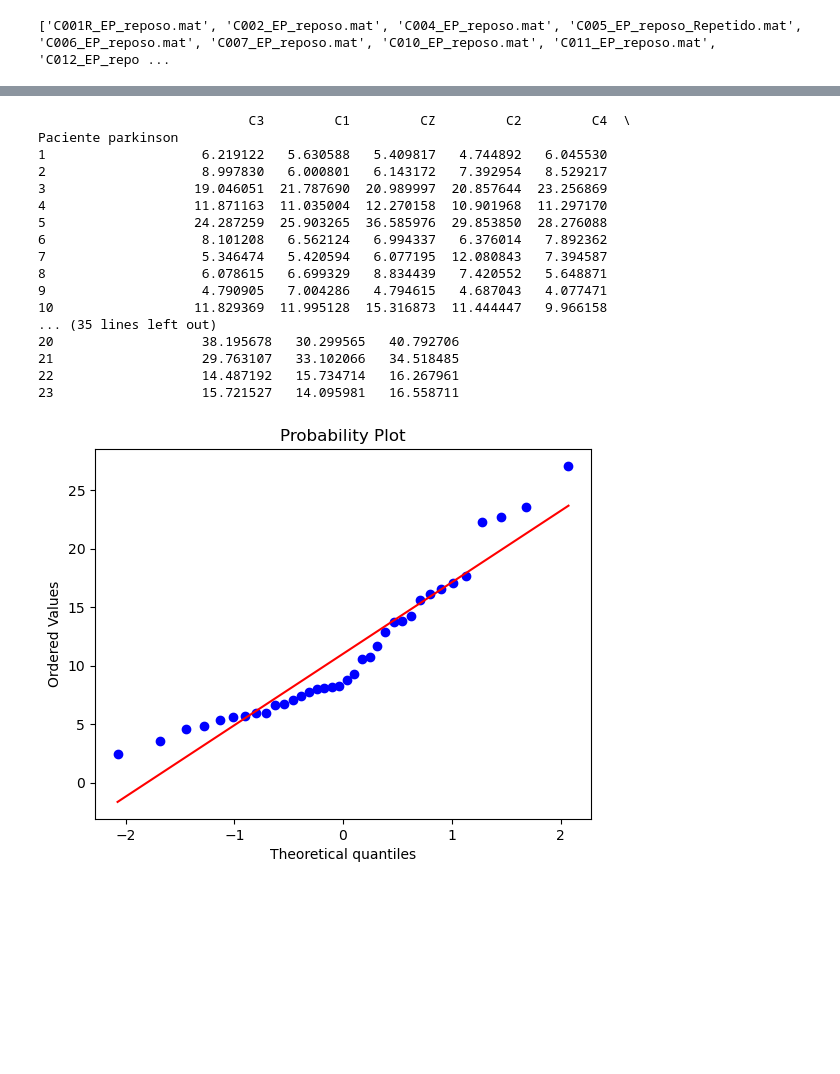
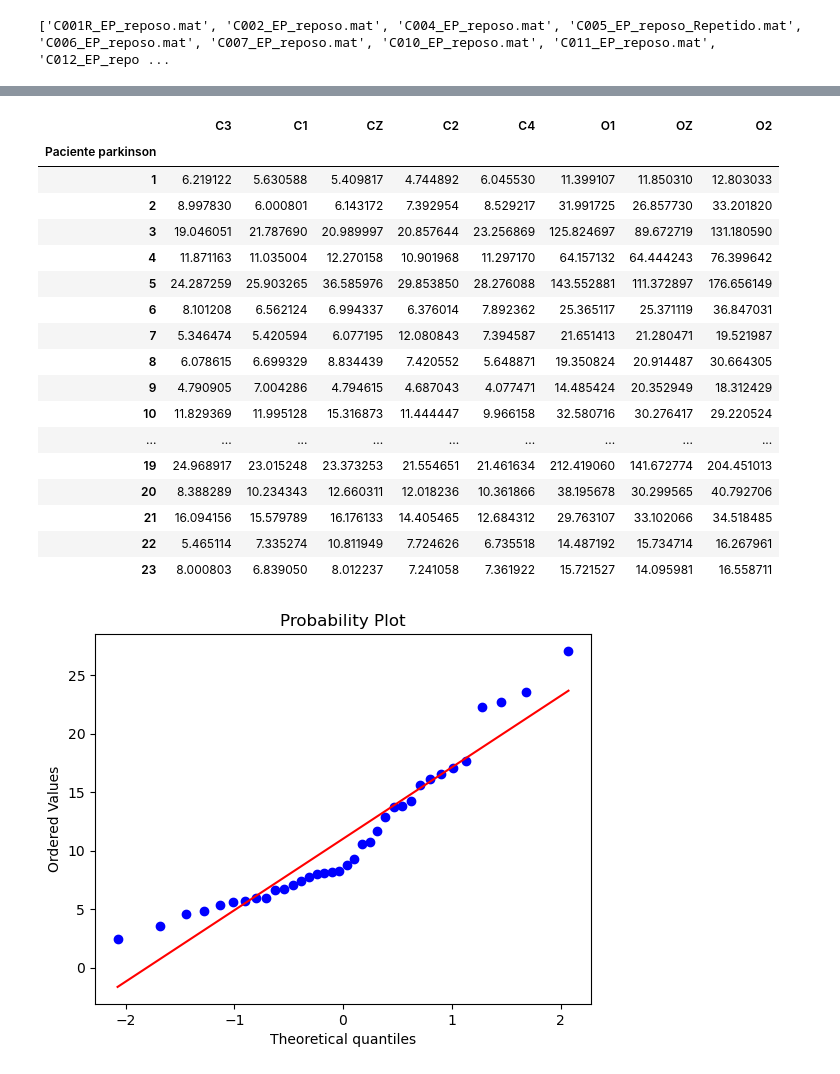
Before and after one commit to Astolfo2332/Parkinson_difference, a Jupyter notebook: ejemplo_carga_senales/Pruebas.ipynb, the cells around one changed output, grey strips where cells are left out. Drawn from its saved outputs; the diff is of its cells as text; code cells hidden in the pictures; blank space fills up the shorter version.

```diff
--- a/ejemplo_carga_senales/Pruebas.ipynb
+++ b/ejemplo_carga_senales/Pruebas.ipynb
@@ -118,30 +119,31 @@ Paciente Control
 # %%
 names = ['C3', 'C1', 'CZ', 'C2', 'C4', 'O1', 'OZ', 'O2']
 dfp=pd.DataFrame(columns=names)
 con=1
 for paciente in datospromedio_p:
     dfp.loc[con]=paciente
     con+=1
 dfp.index.name="Paciente parkinson"
-print(dfp)
+dfp
 # %% [output]
-                           C3         C1         CZ         C2         C4  \
-Paciente parkinson
-1                    6.219122   5.630588   5.409817   4.744892   6.045530
-2                    8.997830   6.000801   6.143172   7.392954   8.529217
-3                   19.046051  21.787690  20.989997  20.857644  23.256869
-4                   11.871163  11.035004  12.270158  10.901968  11.297170
-5                   24.287259  25.903265  36.585976  29.853850  28.276088
-6                    8.101208   6.562124   6.994337   6.376014   7.892362
-7                    5.346474   5.420594   6.077195  12.080843   7.394587
-8                    6.078615   6.699329   8.834439   7.420552   5.648871
-9                    4.790905   7.004286   4.794615   4.687043   4.077471
-10                  11.829369  11.995128  15.316873  11.444447   9.966158
-... (35 lines left out)
-20                   38.195678   30.299565   40.792706
-21                   29.763107   33.102066   34.518485
-22                   14.487192   15.734714   16.267961
-23                   15.721527   14.095981   16.558711
+|  | C3 | C1 | CZ | C2 | C4 | O1 | OZ | O2 |
+| Paciente parkinson |  |  |  |  |  |  |  |  |
+| 1 | 6.219122 | 5.630588 | 5.409817 | 4.744892 | 6.045530 | 11.399107 | 11.850310 | 12.803033 |
+| 2 | 8.997830 | 6.000801 | 6.143172 | 7.392954 | 8.529217 | 31.991725 | 26.857730 | 33.201820 |
+| 3 | 19.046051 | 21.787690 | 20.989997 | 20.857644 | 23.256869 | 125.824697 | 89.672719 | 131.180590 |
+| 4 | 11.871163 | 11.035004 | 12.270158 | 10.901968 | 11.297170 | 64.157132 | 64.444243 | 76.399642 |
+| 5 | 24.287259 | 25.903265 | 36.585976 | 29.853850 | 28.276088 | 143.552881 | 111.372897 | 176.656149 |
+| 6 | 8.101208 | 6.562124 | 6.994337 | 6.376014 | 7.892362 | 25.365117 | 25.371119 | 36.847031 |
+| 7 | 5.346474 | 5.420594 | 6.077195 | 12.080843 | 7.394587 | 21.651413 | 21.280471 | 19.521987 |
+| 8 | 6.078615 | 6.699329 | 8.834439 | 7.420552 | 5.648871 | 19.350824 | 20.914487 | 30.664305 |
+| 9 | 4.790905 | 7.004286 | 4.794615 | 4.687043 | 4.077471 | 14.485424 | 20.352949 | 18.312429 |
+| 10 | 11.829369 | 11.995128 | 15.316873 | 11.444447 | 9.966158 | 32.580716 | 30.276417 | 29.220524 |
+| ... | ... | ... | ... | ... | ... | ... | ... | ... |
+| 19 | 24.968917 | 23.015248 | 23.373253 | 21.554651 | 21.461634 | 212.419060 | 141.672774 | 204.451013 |
+| 20 | 8.388289 | 10.234343 | 12.660311 | 12.018236 | 10.361866 | 38.195678 | 30.299565 | 40.792706 |
+| 21 | 16.094156 | 15.579789 | 16.176133 | 14.405465 | 12.684312 | 29.763107 | 33.102066 | 34.518485 |
+| 22 | 5.465114 | 7.335274 | 10.811949 | 7.724626 | 6.735518 | 14.487192 | 15.734714 | 16.267961 |
+| 23 | 8.000803 | 6.839050 | 8.012237 | 7.241058 | 7.361922 | 15.721527 | 14.095981 | 16.558711 |
 # %%
 from statsmodels.stats.diagnostic import lilliefors
 
```
Also changed, not shown: parts of 2 cells of this notebook, 2 other files.
